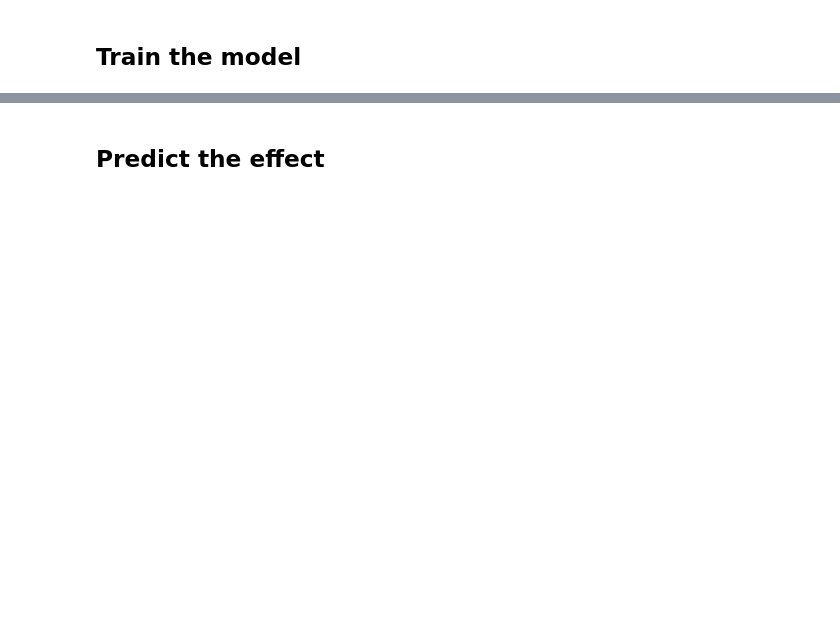
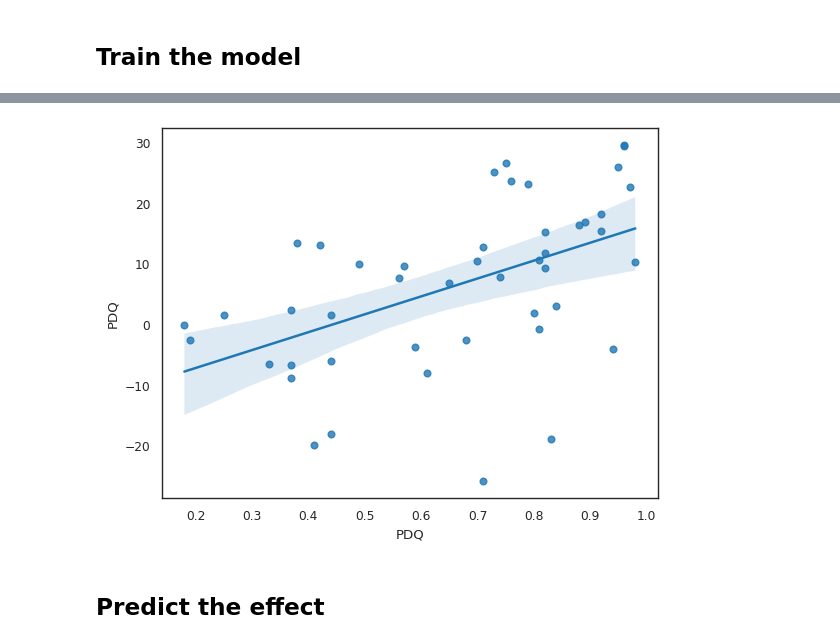
Before and after one commit to UKEIAM/de.uke.iam.parkinson.vae_longitudinal, a Jupyter notebook: conditional/treeffuser.ipynb, the cells around one changed output, grey strips where cells are left out. Cells and saved outputs as stored; diff of their text form; code cells hidden in the pictures; blank space fills up the shorter version.

```diff
--- a/conditional/treeffuser.ipynb
+++ b/conditional/treeffuser.ipynb
@@ -112,24 +187,21 @@ def calculate_representations(samples: pd.DataFrame):
     representations = []
     for subject, data in samples.groupby("Subject"):
         for score, score_data in data.groupby("Score"):
-            # mean = score_data["Prediction"].median()
-            # std = score_data["Prediction"].std()
-            # mean = score_data["Prediction"].median()
-            # std = (score_data["Prediction"] - mean).abs().median() + 1e-6
-            # ground_truth_score = (ground_truth - mean) / std
-
             ground_truth = score_data["Ground truth"].iloc[0]
-            ground_truth_score = round((score_data["Prediction"] > ground_truth).sum() / len(
-                score_data
-            ), 2)
+            ground_truth_score = round(
+                (score_data["Prediction"] < ground_truth).sum() / len(score_data), 2
+            )
             representations.append((subject, score, ground_truth_score))
 
     return (
-        pd.DataFrame.from_records(representations, columns=["Subject", "Score", "Quantity"])
+        pd.DataFrame.from_records(
+            representations, columns=["Subject", "Score", "Quantity"]
+        )
         .pivot(index="Subject", columns="Score", values="Quantity")
         .reset_index()
         .set_index("Subject")
     )
 
+
 representations = calculate_representations(uke_samples)
 representations
@@ -136,24 +227,8 @@ representations
-# %%
-regscores = representations.copy()
-regscores["Normalized PDQ"] = (x_uke["PDQ"] - y_uke["PDQ"]) / (
-    x_uke["PDQ"] + y_uke["PDQ"]
-)
-regscores = regscores.reset_index().melt(
-    id_vars=["Subject", "Normalized PDQ"], value_name="Quantity"
-)
-
-with sns.axes_style("whitegrid"):
-    sns.set_context("paper")
-
-    g = sns.lmplot(
-        data=regscores,
-        x="Quantity",
-        y="Normalized PDQ",
-        col="Score",
-        col_wrap=3,
-        facet_kws=dict(sharex=False, sharey=False),
-        robust=True,
-    )
-    g.refline(y=0)
+# %%
+with sns.axes_style("white"):
+    sns.set_context("paper")
+    sns.regplot(x=representations["PDQ"], y=x_uke["PDQ"] - y_uke["PDQ"], robust=False)
+# %% [output]
+[figure, added]
 # %% [markdown]
 ## Predict the effect
```
Also changed, not shown: parts of 22 cells of this notebook.
